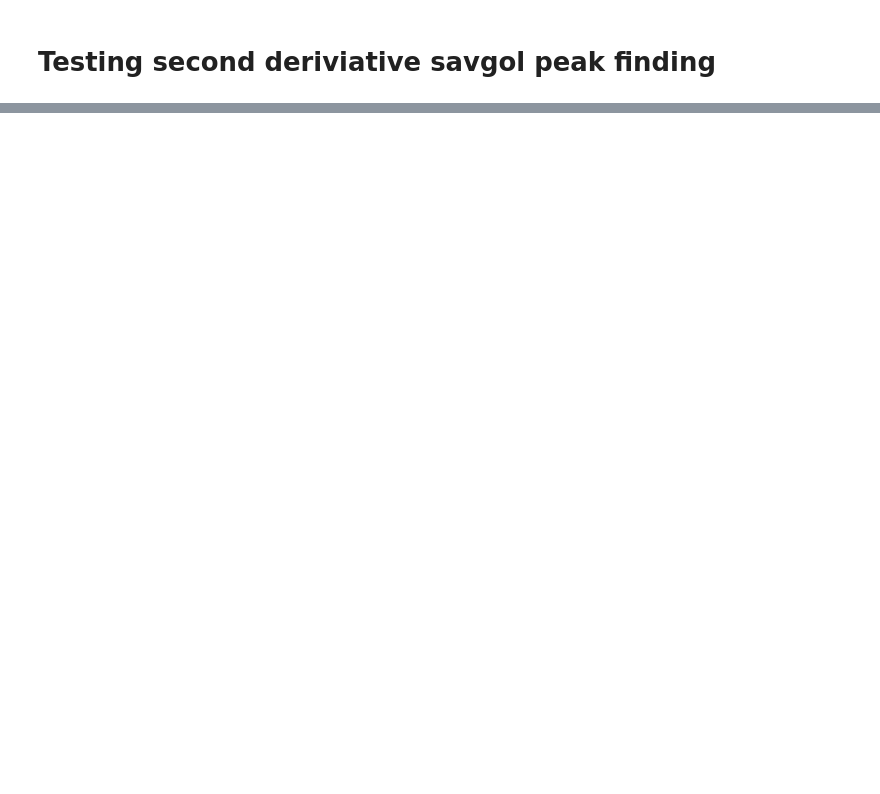
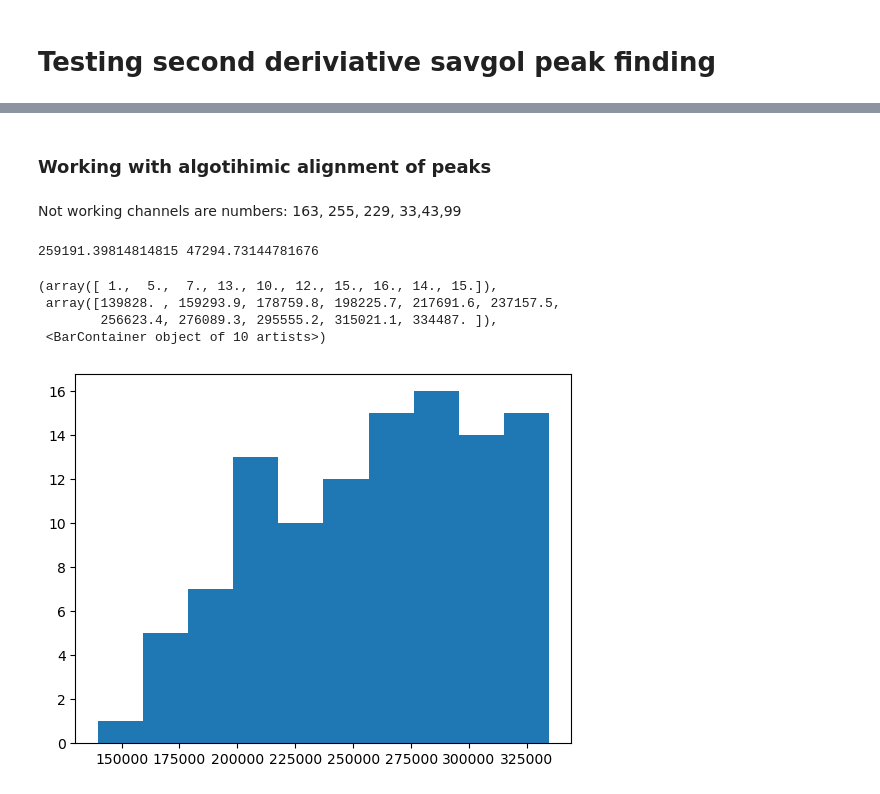
Before and after one commit to Tussky/spectral, a Jupyter notebook: Josiah.ipynb, the cells around one changed output, grey strips where cells are left out. Cells and saved outputs as stored; diff of their text form; code cells hidden in the pictures; blank space fills up the shorter version.

```diff
--- a/Josiah.ipynb
+++ b/Josiah.ipynb
@@ -90,0 +36,20 @@ prominent_peak_indices = d2.argsort()[-self.WANTED_PROM_PEAKS:]
+# %% [markdown]
+### Working with algotihimic alignment of peaks
+# %% [markdown]
+Not working channels are numbers: 163, 255, 229, 33,43,99
+# %%
+channel_lengths = []
+for channel_name in sample.channels.keys():
+    chan_x = sample[channel_name]
+    # print(len(chan_x.energy))
+    channel_lengths.append(len(chan_x.energy))
+
+print(np.mean(channel_lengths), np.std(channel_lengths))
+plt.hist(channel_lengths)
+# %% [output]
+259191.39814814815 47294.73144781676
+(array([ 1.,  5.,  7., 13., 10., 12., 15., 16., 14., 15.]),
+ array([139828. , 159293.9, 178759.8, 198225.7, 217691.6, 237157.5,
+        256623.4, 276089.3, 295555.2, 315021.1, 334487. ]),
+ <BarContainer object of 10 artists>)
+[figure, added]
```
Also changed, not shown: parts of 11 cells of this notebook, 3 other files.
